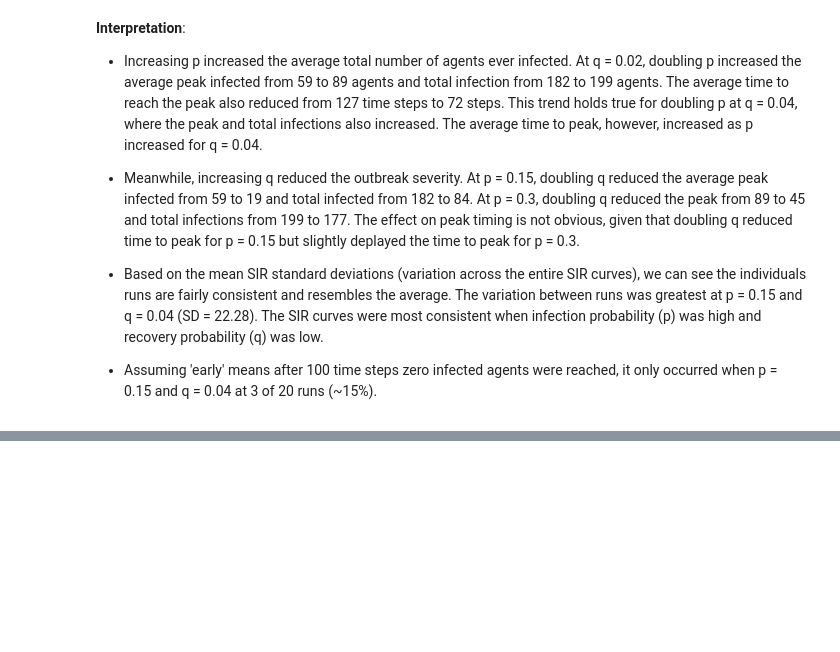
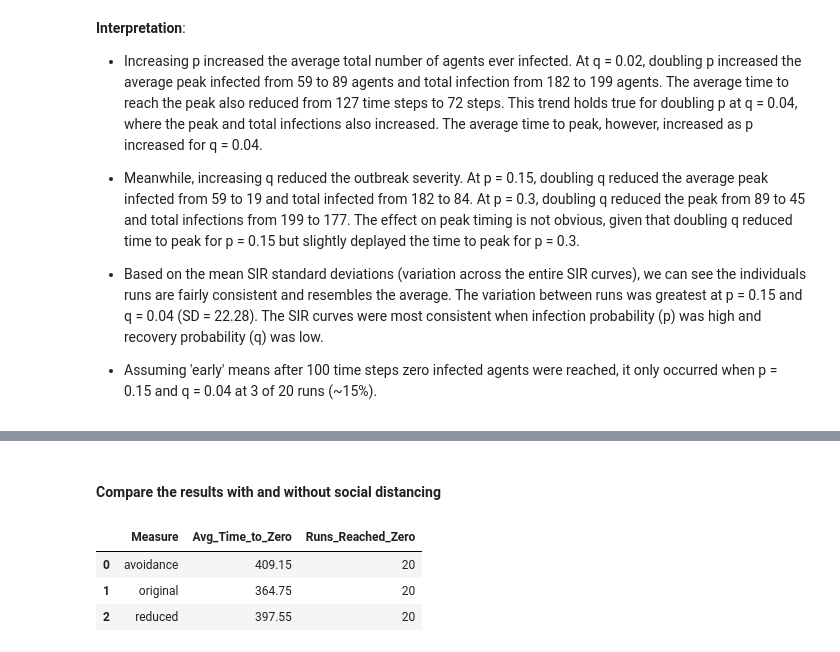
Before and after one commit to JIESIMIN/BMI500_Lecture7HW, a Jupyter notebook: Question2.ipynb, the cells around one changed output, grey strips where cells are left out. Saved outputs shown, nothing was run; the diff lists cells and outputs as text; code cells hidden in the pictures; blank space fills up the shorter version.

```diff
--- a/Question2.ipynb
+++ b/Question2.ipynb
@@ -193,0 +348,52 @@ display(df_summary)
+# %% [markdown]
+#### Compare the results with and without social distancing
+# %%
+# Parameters
+n_steps = 1000
+p = 0.3
+q = 0.02
+m = 0.5
+
+measures = ['original', 'reduced', 'avoidance']
+records = []
+
+for measure in measures:
+    for run in range(20):
+
+        # Run simulation
+        if measure == 'original':
+            counts = simulate(p, q, seed=run)
+        else:
+            counts = simulate_distancing(p, q, measure, m=m, seed=run)
+
+        # Find first time step with zero infected agents
+        zero_steps = np.where(counts[:, 1] == 0)[0]
+
+        # Record NaN if infections remain after 1000 steps
+        time_to_zero = zero_steps[0] if len(zero_steps) > 0 else np.nan
+
+        records.append({
+            'Measure': measure,
+            'Run': run + 1,
+            'Time to Zero': time_to_zero
+        })
+
+# Store individual run results
+df_times = pd.DataFrame(records)
+
+# Calculate average time across runs
+df_summary = df_times.groupby('Measure').agg(
+    Avg_Time_to_Zero=('Time to Zero', 'mean'),
+    Runs_Reached_Zero=('Time to Zero', 'count')
+).reset_index()
+
+# Save results
+df_times.to_csv('sir_time_to_zero_runs.csv', index=False)
+df_summary.to_csv('sir_time_to_zero_summary.csv', index=False)
+
+display(df_summary)
+# %% [output]
+|  | Measure | Avg_Time_to_Zero | Runs_Reached_Zero |
+| 0 | avoidance | 409.15 | 20 |
+| 1 | original | 364.75 | 20 |
+| 2 | reduced | 397.55 | 20 |
```
Also changed, not shown: parts of 13 cells of this notebook, 2 other files.
